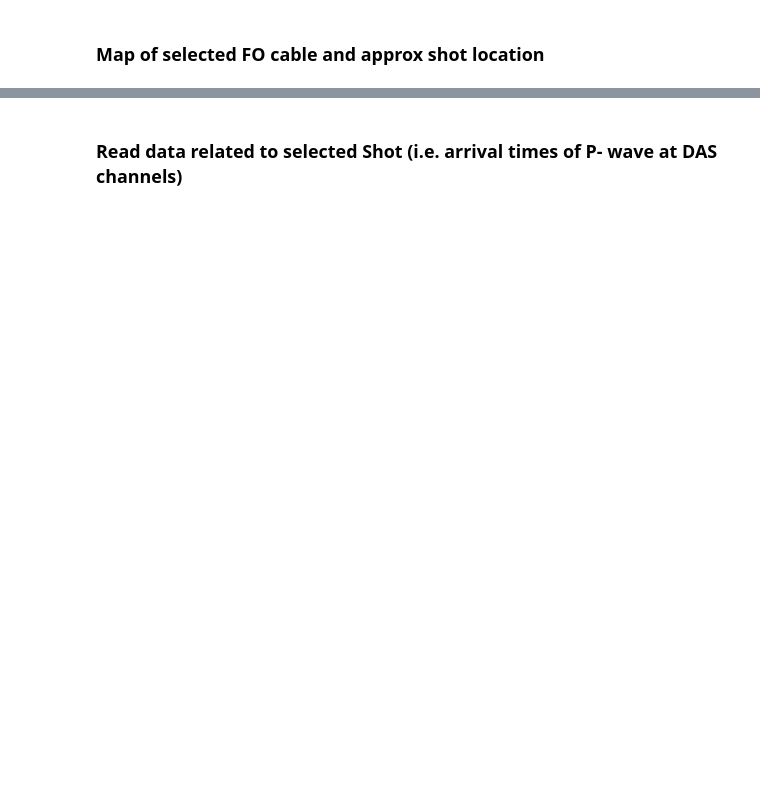
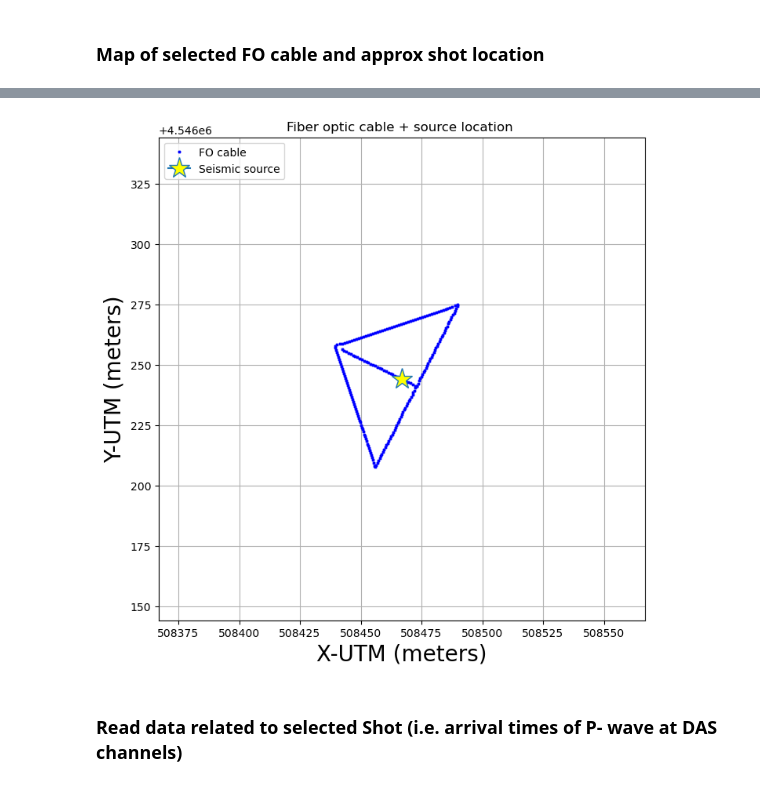
Before and after one commit to Kshitij301199/DAS_Summer_School, a Jupyter notebook: 04_PNRR_MEET_locate_seismic_event_MONTE_CARLO_exp_cov.ipynb, the cells around one changed output, grey strips where cells are left out. Drawn from its saved outputs; the diff is of its cells as text; code cells hidden in the pictures; blank space fills up the shorter version.

```diff
--- a/04_PNRR_MEET_locate_seismic_event_MONTE_CARLO_exp_cov.ipynb
+++ b/04_PNRR_MEET_locate_seismic_event_MONTE_CARLO_exp_cov.ipynb
@@ -68,12 +68,13 @@ from mcmc_locate_exp_cov import npa_get_starting_model
 #
 #
 #Seismic source
-EVENT_NAME="TITO_01"                        # LABEL for creating files
-event_X=15.8432                             # Approx X coord of the source
-event_Y=40.6632                             # Approx Y coord of the source
-datafile="data/picks/event.csv"             # P-wave arrival time at DAS channels
-cablegeom="input/tito_cable_geometry.dat"   # Coordinates of the sensing FO channels
-degree_or_meter="degree"                    # Select measure unit for distance in X-Y
+EVENT_NAME="DAS_1_SHOT_3"                        # LABEL for creating files
+event_X=508466.9                                    # Approx X coord of the source
+event_Y=4546244.2                             # Approx Y coord of the source
+datafile="data/picks/shot_3.csv"             # P-wave arrival time at DAS channels
+cablegeom="input/DAS_INGV_04_cable_1_geom.dat"   # Coordinates of the sensing FO channels
+degree_or_meter="meters"
+                    # Select measure unit for distance in X-Y
 #
 ############################################################################################
 #
@@ -130,24 +155,26 @@ print(' Selected data: ' + datafile)
 # %%
 
-ch_pos, y_das, x_das = np.loadtxt(cablegeom, dtype=(float), usecols=(0,1,2), unpack=True)
+ch_pos, x_das, y_das = np.loadtxt(cablegeom, dtype=(float), usecols=(0,1,2), unpack=True)
 
 nch_pos=len(x_das)
 
 
 # Plot FO cable trace
 
 
 plt.figure(figsize=(8,8))
 plt.xlim(xmin_mcmc,xmax_mcmc)
 plt.ylim(ymin_mcmc,ymax_mcmc)
 plt.grid()
 plt.plot(x_das, y_das,'X', markersize=2,c='blue',label='FO cable')
 plt.plot(event_X, event_Y,marker='*', markersize=20, markerfacecolor='yellow',label='Seismic source')
 plt.xlabel(x_lab, fontsize=20)
 plt.ylabel(y_lab,fontsize=20)
 plt.legend(loc='upper left')
 plt.title('Fiber optic cable + source location ')
 plt.show()
+# %% [output]
+[figure, added]
 # %% [markdown]
 ### Read data related to selected Shot (i.e. arrival times of P- wave at DAS channels)
 # %%
```
Also changed, not shown: parts of 8 cells of this notebook, 15 other files.
